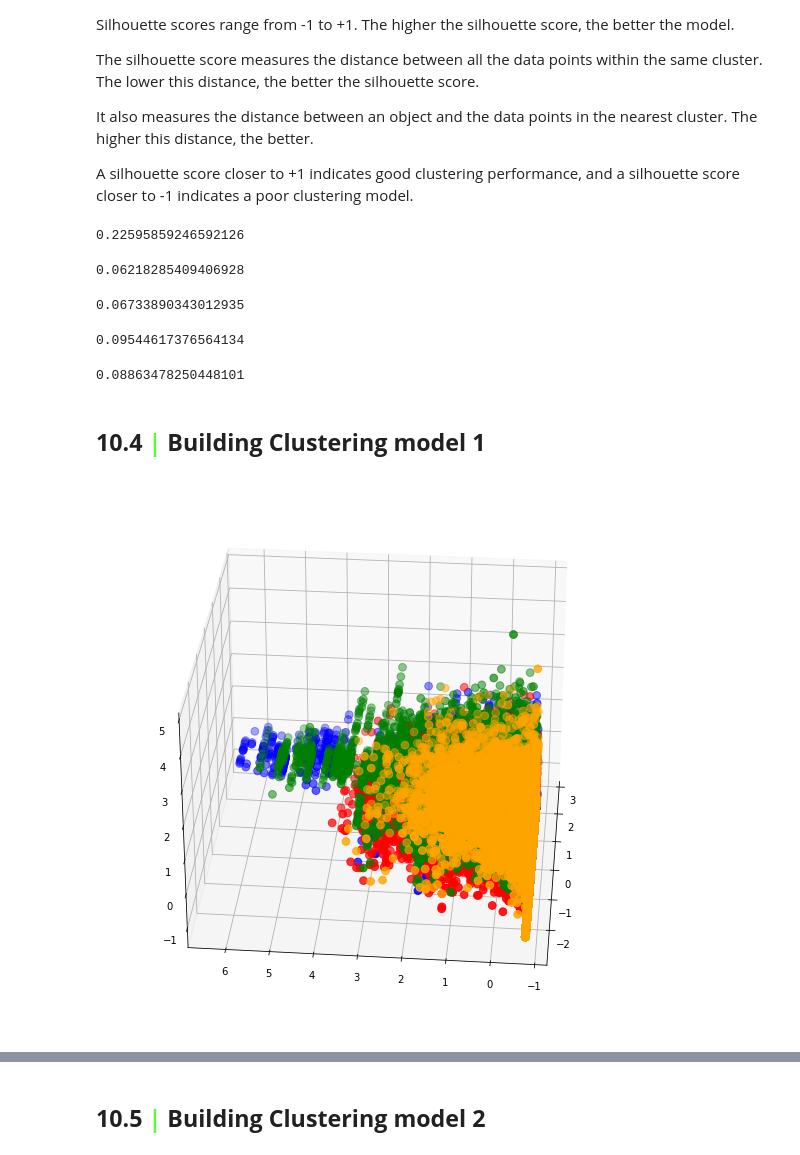
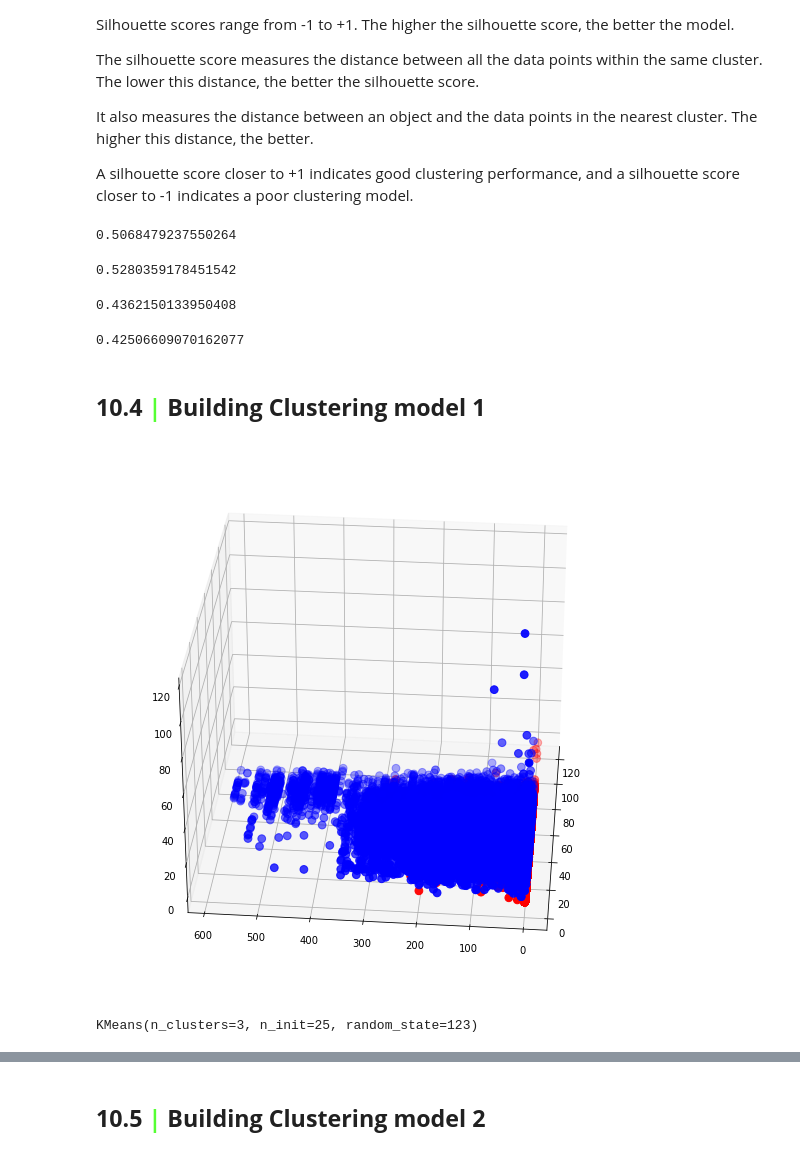
Before and after one commit to iremirezdeganuza72/Cohort_Analysis, a Jupyter notebook: Cohort analysis and segmentation.ipynb, the cells around one changed output, grey strips where cells are left out. Cells and saved outputs as stored; diff of their text form; code cells hidden in the pictures.

Commit message:
Mejorando el KMeans

```diff
--- a/Cohort analysis and segmentation.ipynb
+++ b/Cohort analysis and segmentation.ipynb
@@ -1181,74 +1284,61 @@ A silhouette score closer to +1 indicates good clustering performance, and a sil
 # First, build a model with 2 clusters
 
 kmeans = KMeans(n_clusters = 2, init='k-means++')
-kmeans.fit(scaled_features)
+kmeans.fit(df_cluster)
 
 # Now, print the silhouette score of this model
 
-print(silhouette_score(df1, kmeans.labels_, metric='euclidean'))
+print(silhouette_score(df_cluster, kmeans.labels_, metric='euclidean'))
 # %% [output]
-0.22595859246592126
+0.5068479237550264
 # %%
 # First, build a model with 3 clusters
 
 kmeans = KMeans(n_clusters = 3, init='k-means++')
-kmeans.fit(scaled_features)
+kmeans.fit(df_cluster)
 
 # Now, print the silhouette score of this model
 
-print(silhouette_score(df1, kmeans.labels_, metric='euclidean'))
+print(silhouette_score(df_cluster, kmeans.labels_, metric='euclidean'))
 # %% [output]
-0.06218285409406928
+0.5280359178451542
 # %%
 # First, build a model with 4 clusters
 
 kmeans = KMeans(n_clusters = 4, init='k-means++')
-kmeans.fit(scaled_features)
+kmeans.fit(df_cluster)
 
 # Now, print the silhouette score of this model
 
-print(silhouette_score(df1, kmeans.labels_, metric='euclidean'))
+print(silhouette_score(df_cluster, kmeans.labels_, metric='euclidean'))
 # %% [output]
-0.06733890343012935
+0.4362150133950408
 # %%
 # First, build a model with 5 clusters
 
 kmeans = KMeans(n_clusters = 5, init='k-means++')
-kmeans.fit(scaled_features)
+kmeans.fit(df_cluster)
 
 # Now, print the silhouette score of this model
 
-print(silhouette_score(df1, kmeans.labels_, metric='euclidean'))
+print(silhouette_score(df_cluster, kmeans.labels_, metric='euclidean'))
 # %% [output]
-0.09544617376564134
+0.42506609070162077
-# %%
-# First, build a model with 6 clusters
-
-kmeans = KMeans(n_clusters = 6, init='k-means++')
-kmeans.fit(scaled_features)
-
-# Now, print the silhouette score of this model
-
-print(silhouette_score(df1, kmeans.labels_, metric='euclidean'))
-# %% [output]
-0.08863478250448101
 # %% [markdown]
 ## <b>10.4 <span style='color:#56ff33'>|</span> Building Clustering model 1</b>
 # %%
 clusters = kmeans.fit_predict(scaled_features.iloc[:,1:])
-scaled_features.loc[:, "label"] = clusters
+df_cluster.loc[:, "label"] = clusters
 
 #df1["label"] = clusters
 
 fig = plt.figure(figsize=(21,10))
 ax = fig.add_subplot(111, projection='3d')
-ax.scatter(scaled_features.Age[scaled_features.label == 0], scaled_features["AverageLeadTime"][scaled_features.label == 0], scaled_features["RoomNights"][scaled_features.label == 0], c='blue', s=60)
-
-ax.scatter(scaled_features.Age[scaled_features.label == 1], scaled_features["AverageLeadTime"][scaled_features.label == 1], scaled_features["RoomNights"][scaled_features.label == 1], c='red', s=60)
-ax.scatter(scaled_features.Age[scaled_features.label == 2], scaled_features["AverageLeadTime"][scaled_features.label == 2], scaled_features["RoomNights"][scaled_features.label == 2], c='green', s=60)
-ax.scatter(scaled_features.Age[scaled_features.label == 3], scaled_features["AverageLeadTime"][scaled_features.label == 3], scaled_features["RoomNights"][scaled_features.label == 3], c='orange', s=60)
+ax.scatter(df_cluster.Age[df_cluster.label == 0], df_cluster["AverageLeadTime"][df_cluster.label == 0], df_cluster["RoomNights"][df_cluster.label == 0], c='blue', s=60)
+ax.scatter(df_cluster.Age[df_cluster.label == 1], df_cluster["AverageLeadTime"][df_cluster.label == 1], df_cluster["RoomNights"][df_cluster.label == 1], c='red', s=60)
+ax.scatter(df_cluster.Age[df_cluster.label == 2], df_cluster["AverageLeadTime"][df_cluster.label == 2], df_cluster["RoomNights"][df_cluster.label == 2], c='green', s=60)
 
 ax.view_init(30, 185)
 plt.show()
 # %% [output]
-[figure, old version]
+[figure, new version]
@@ -1254,0 +1349,8 @@ plt.show()
+# %%
+# Modelo
+# ==============================================================================
+X_scaled = scale(X)
+modelo_kmeans = KMeans(n_clusters=3, n_init=25, random_state=123)
+modelo_kmeans.fit(X=X_scaled)
+# %% [output]
+KMeans(n_clusters=3, n_init=25, random_state=123)
```
Also changed, not shown: parts of 54 cells of this notebook.
